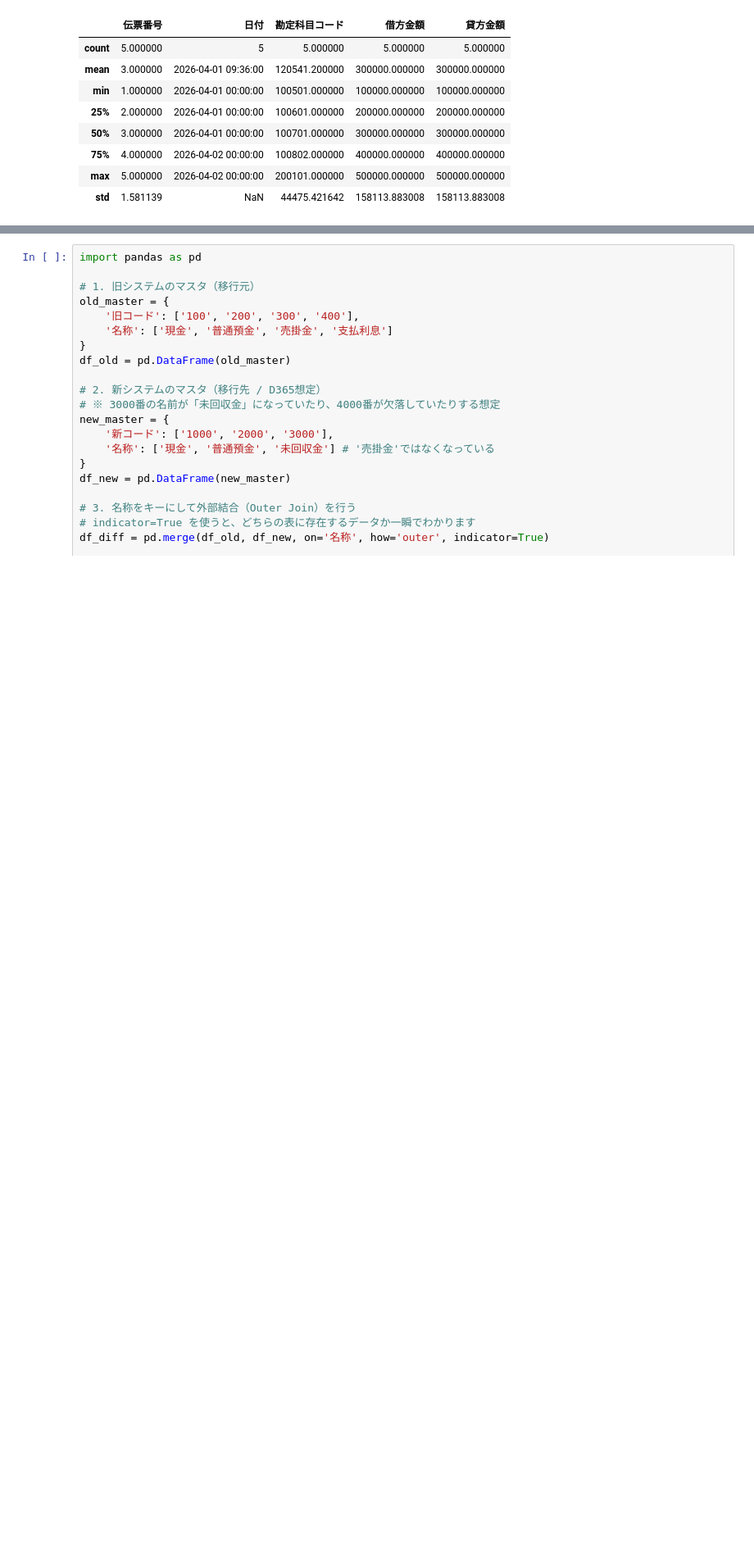
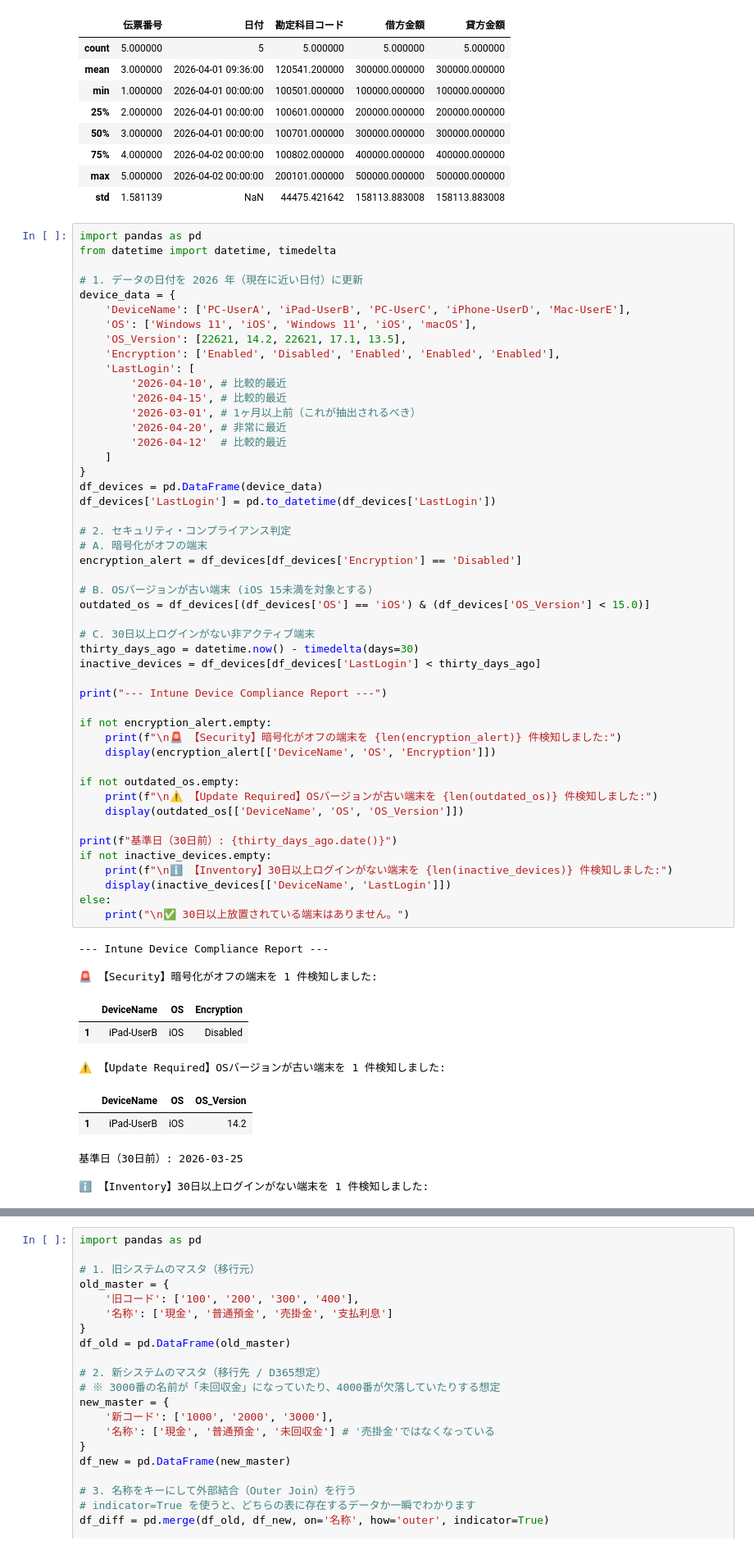
Before and after one commit to Koji-Accounting-Tech/D365-Finance-Data-Validator, a Jupyter notebook: D365_Data_Processing.ipynb, the cells around one changed output, grey strips where cells are left out. Shown at 82% size. Cells and saved outputs as stored; diff of their text form; blank space fills up the shorter version.

```diff
--- a/D365_Data_Processing.ipynb
+++ b/D365_Data_Processing.ipynb
@@ -31,3 +31,63 @@ display(df.describe())
 | 75% | 4.000000 | 2026-04-02 00:00:00 | 100802.000000 | 400000.000000 | 400000.000000 |
 | max | 5.000000 | 2026-04-02 00:00:00 | 200101.000000 | 500000.000000 | 500000.000000 |
 | std | 1.581139 | NaN | 44475.421642 | 158113.883008 | 158113.883008 |
+# %%
+import pandas as pd
+from datetime import datetime, timedelta
+
+# 1. データの日付を 2026 年（現在に近い日付）に更新
+device_data = {
+    'DeviceName': ['PC-UserA', 'iPad-UserB', 'PC-UserC', 'iPhone-UserD', 'Mac-UserE'],
+    'OS': ['Windows 11', 'iOS', 'Windows 11', 'iOS', 'macOS'],
+    'OS_Version': [22621, 14.2, 22621, 17.1, 13.5],
+    'Encryption': ['Enabled', 'Disabled', 'Enabled', 'Enabled', 'Enabled'],
+    'LastLogin': [
+        '2026-04-10', # 比較的最近
+        '2026-04-15', # 比較的最近
+        '2026-03-01', # 1ヶ月以上前（これが抽出されるべき）
+        '2026-04-20', # 非常に最近
+        '2026-04-12'  # 比較的最近
+    ]
+}
+df_devices = pd.DataFrame(device_data)
+df_devices['LastLogin'] = pd.to_datetime(df_devices['LastLogin'])
+
+# 2. セキュリティ・コンプライアンス判定
+# A. 暗号化がオフの端末
+encryption_alert = df_devices[df_devices['Encryption'] == 'Disabled']
+
+# B. OSバージョンが古い端末 (iOS 15未満を対象とする)
+outdated_os = df_devices[(df_devices['OS'] == 'iOS') & (df_devices['OS_Version'] < 15.0)]
+
+# C. 30日以上ログインがない非アクティブ端末
+thirty_days_ago = datetime.now() - timedelta(days=30)
+inactive_devices = df_devices[df_devices['LastLogin'] < thirty_days_ago]
+
+print("--- Intune Device Compliance Report ---")
+
+if not encryption_alert.empty:
+    print(f"\n🚨 【Security】暗号化がオフの端末を {len(encryption_alert)} 件検知しました:")
+    display(encryption_alert[['DeviceName', 'OS', 'Encryption']])
+
+if not outdated_os.empty:
+    print(f"\n⚠️ 【Update Required】OSバージョンが古い端末を {len(outdated_os)} 件検知しました:")
+    display(outdated_os[['DeviceName', 'OS', 'OS_Version']])
+
+print(f"基準日（30日前）: {thirty_days_ago.date()}")
+if not inactive_devices.empty:
+    print(f"\nℹ️ 【Inventory】30日以上ログインがない端末を {len(inactive_devices)} 件検知しました:")
+    display(inactive_devices[['DeviceName', 'LastLogin']])
+else:
+    print("\n✅ 30日以上放置されている端末はありません。")
+# %% [output]
+--- Intune Device Compliance Report ---
+
+🚨 【Security】暗号化がオフの端末を 1 件検知しました:
+|  | DeviceName | OS | Encryption |
+| 1 | iPad-UserB | iOS | Disabled |
+⚠️ 【Update Required】OSバージョンが古い端末を 1 件検知しました:
+|  | DeviceName | OS | OS_Version |
+| 1 | iPad-UserB | iOS | 14.2 |
+基準日（30日前）: 2026-03-25
+
+ℹ️ 【Inventory】30日以上ログインがない端末を 1 件検知しました:
```
Also changed, not shown: parts of 1 cell of this notebook.
